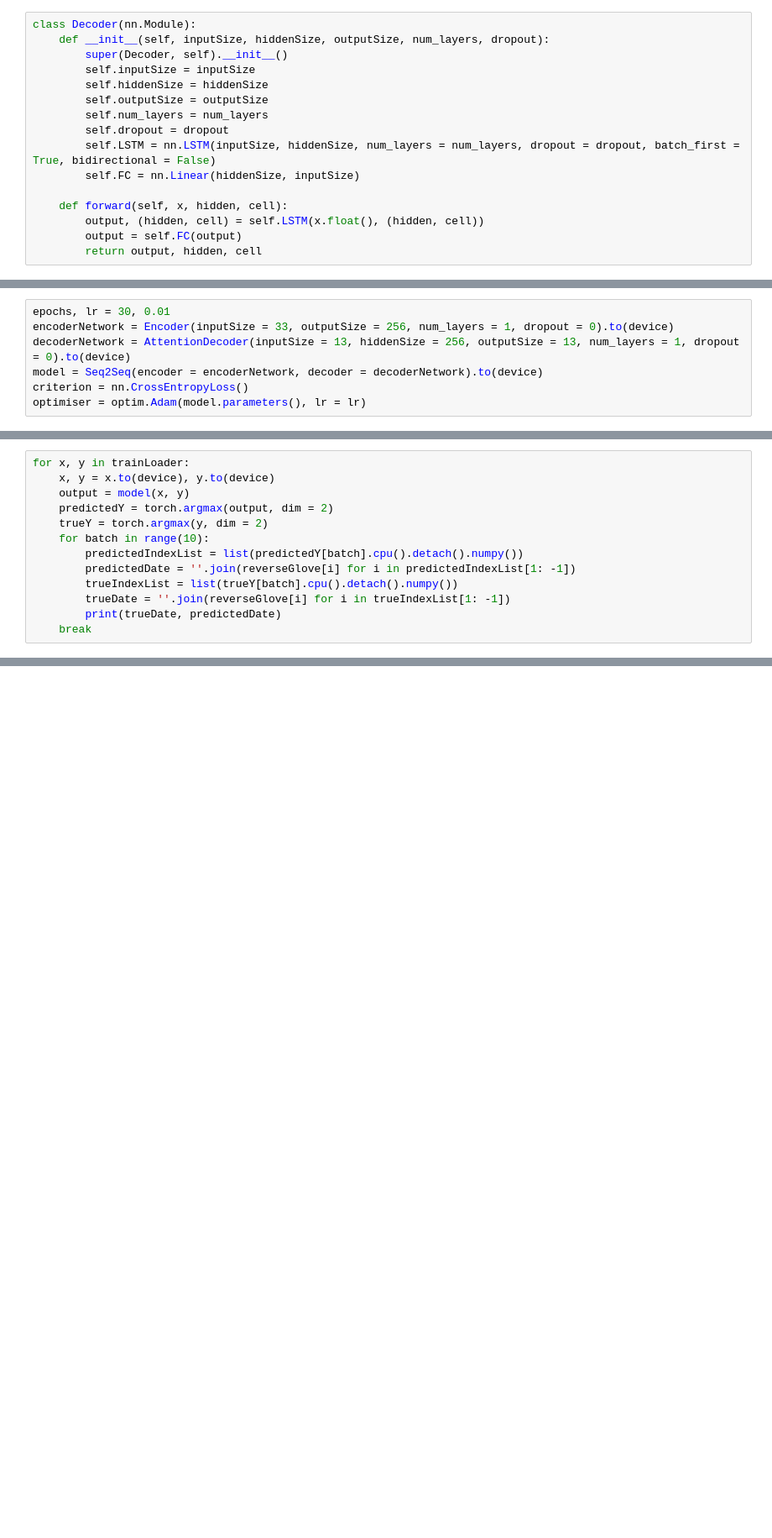
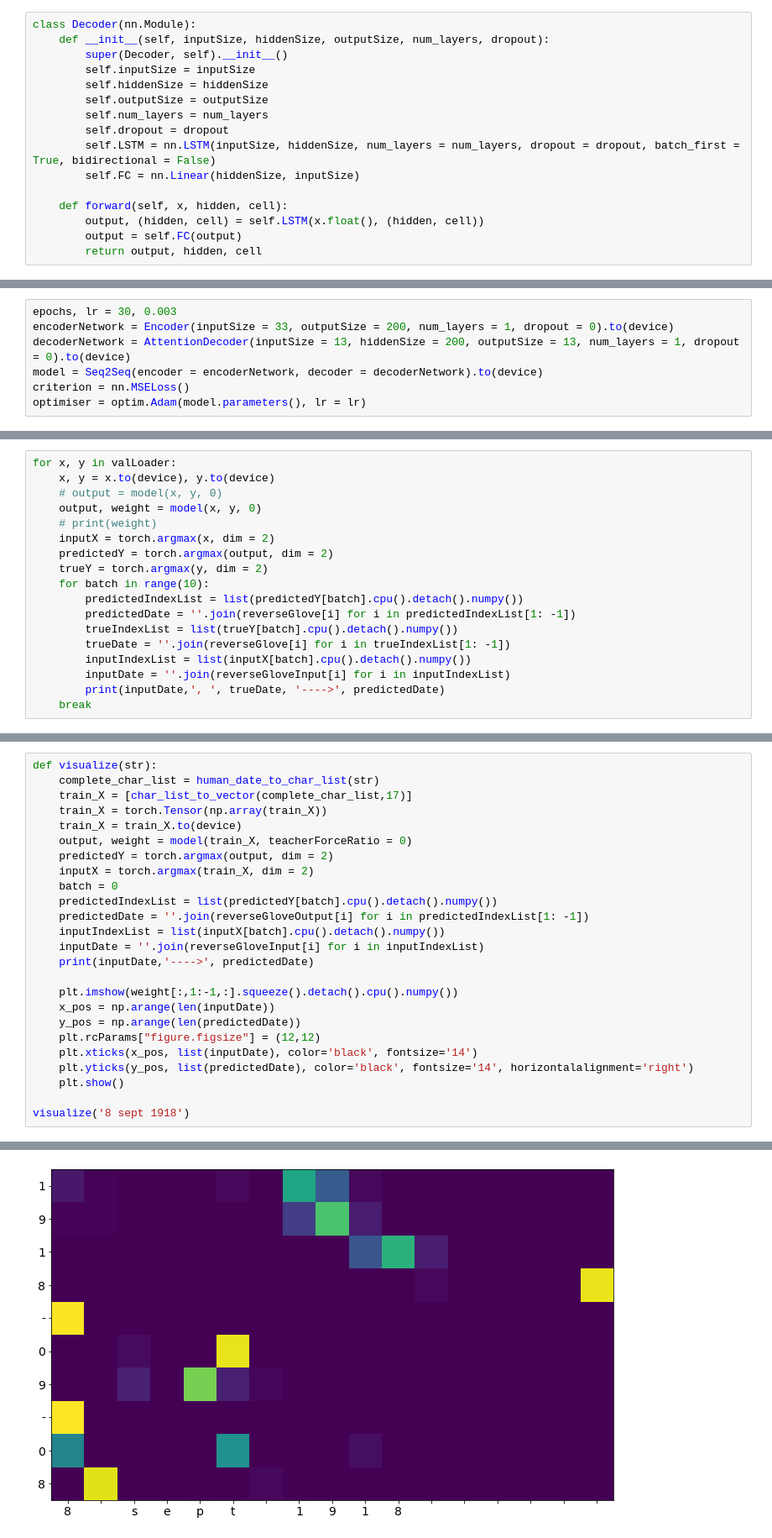
Before and after one commit to sauravsingh243/Date-Translation, a Jupyter notebook: DLNLP_ASS4.ipynb, the cells around one changed output, grey strips where cells are left out. Shown: that part at 84% size. Drawn from its saved outputs; the diff is of its cells as text; blank space fills up the shorter version.

```diff
--- a/DLNLP_ASS4.ipynb
+++ b/DLNLP_ASS4.ipynb
@@ -248,9 +227,9 @@ class Seq2Seq(nn.Module):
 # %%
-epochs, lr = 30, 0.01
-encoderNetwork = Encoder(inputSize = 33, outputSize = 256, num_layers = 1, dropout = 0).to(device)
-decoderNetwork = AttentionDecoder(inputSize = 13, hiddenSize = 256, outputSize = 13, num_layers = 1, dropout = 0).to(device)
+epochs, lr = 30, 0.003
+encoderNetwork = Encoder(inputSize = 33, outputSize = 200, num_layers = 1, dropout = 0).to(device)
+decoderNetwork = AttentionDecoder(inputSize = 13, hiddenSize = 200, outputSize = 13, num_layers = 1, dropout = 0).to(device)
 model = Seq2Seq(encoder = encoderNetwork, decoder = decoderNetwork).to(device)
-criterion = nn.CrossEntropyLoss()
+criterion = nn.MSELoss()
 optimiser = optim.Adam(model.parameters(), lr = lr)
 # %%
 trainLoss = []
@@ -292,7 +288,10 @@ for epoch in range(epochs):
 # %%
-for x, y in trainLoader:
+for x, y in valLoader:
     x, y = x.to(device), y.to(device)
-    output = model(x, y)
+    # output = model(x, y, 0)
+    output, weight = model(x, y, 0)
+    # print(weight)
+    inputX = torch.argmax(x, dim = 2)
     predictedY = torch.argmax(output, dim = 2)
     trueY = torch.argmax(y, dim = 2)
     for batch in range(10):
@@ -300,5 +299,7 @@ for x, y in trainLoader:
         predictedDate = ''.join(reverseGlove[i] for i in predictedIndexList[1: -1])
         trueIndexList = list(trueY[batch].cpu().detach().numpy())
         trueDate = ''.join(reverseGlove[i] for i in trueIndexList[1: -1])
-        print(trueDate, predictedDate)
+        inputIndexList = list(inputX[batch].cpu().detach().numpy())
+        inputDate = ''.join(reverseGloveInput[i] for i in inputIndexList)
+        print(inputDate,', ', trueDate, '---->', predictedDate)
     break
@@ -304,0 +317,26 @@ for x, y in trainLoader:
+# %%
+def visualize(str):
+    complete_char_list = human_date_to_char_list(str)
+    train_X = [char_list_to_vector(complete_char_list,17)]
+    train_X = torch.Tensor(np.array(train_X))
+    train_X = train_X.to(device)
+    output, weight = model(train_X, teacherForceRatio = 0)
+    predictedY = torch.argmax(output, dim = 2)
+    inputX = torch.argmax(train_X, dim = 2)
+    batch = 0
+    predictedIndexList = list(predictedY[batch].cpu().detach().numpy())
+    predictedDate = ''.join(reverseGloveOutput[i] for i in predictedIndexList[1: -1])
+    inputIndexList = list(inputX[batch].cpu().detach().numpy())
+    inputDate = ''.join(reverseGloveInput[i] for i in inputIndexList)
+    print(inputDate,'---->', predictedDate)
+
+    plt.imshow(weight[:,1:-1,:].squeeze().detach().cpu().numpy())
+    x_pos = np.arange(len(inputDate))
+    y_pos = np.arange(len(predictedDate))
+    plt.rcParams["figure.figsize"] = (12,12)
+    plt.xticks(x_pos, list(inputDate), color='black', fontsize='14')
+    plt.yticks(y_pos, list(predictedDate), color='black', fontsize='14', horizontalalignment='right')
+    plt.show()
+
+visualize('8 sept 1918')
+# %% [output]
@@ -304,0 +344 @@ for x, y in trainLoader:
+[figure, added]
```
Also changed, not shown: parts of 16 cells of this notebook.
